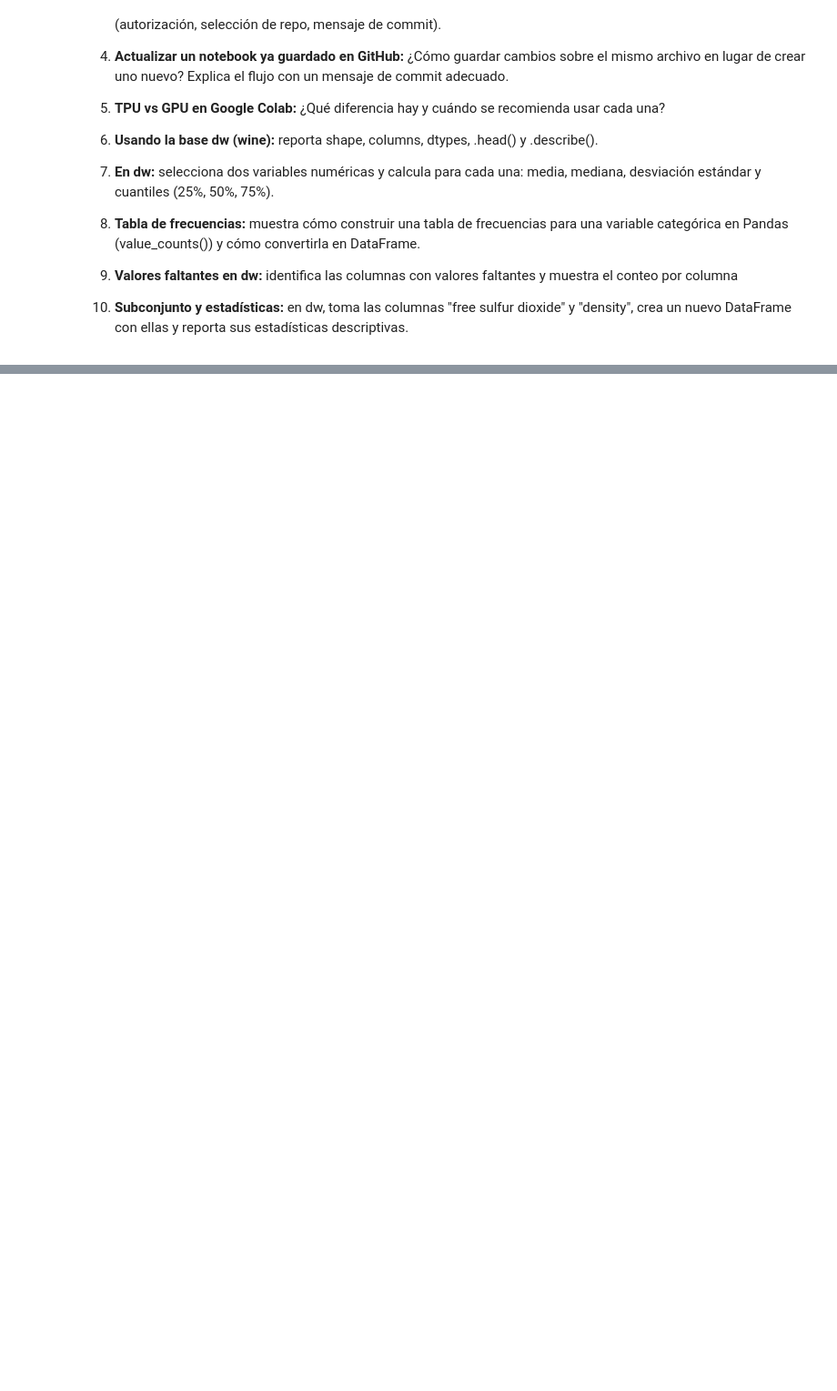
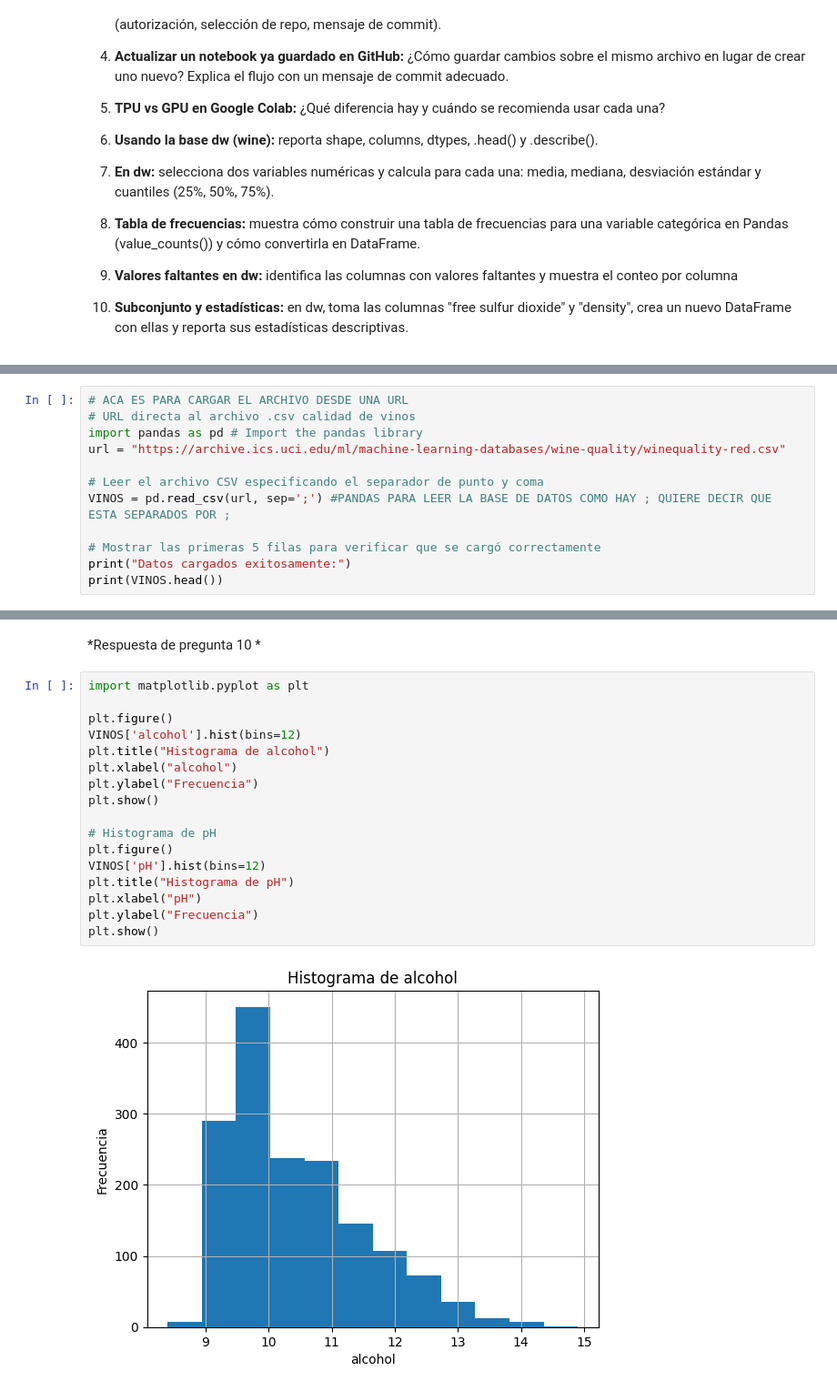
Before and after one commit to javiergaleR/Sis-Avanzandos-de-Producci-n-con-Phyton-Lunes-y-Jueves-en-la-noche, a Jupyter notebook: Copia_de_Garzon_Nicol_Galeano_Javier_Gaitan_Jonathan.ipynb, the cells around one changed output, grey strips where cells are left out. Shown at 91% size. Drawn from its saved outputs; the diff is of its cells as text; blank space fills up the shorter version.

```diff
--- a/Copia_de_Garzon_Nicol_Galeano_Javier_Gaitan_Jonathan.ipynb
+++ b/Copia_de_Garzon_Nicol_Galeano_Javier_Gaitan_Jonathan.ipynb
@@ -892,0 +914,12 @@ Enlace Github 3:
+# %%
+# ACA ES PARA CARGAR EL ARCHIVO DESDE UNA URL
+# URL directa al archivo .csv calidad de vinos
+import pandas as pd # Import the pandas library
+url = "https://archive.ics.uci.edu/ml/machine-learning-databases/wine-quality/winequality-red.csv"
+
+# Leer el archivo CSV especificando el separador de punto y coma
+VINOS = pd.read_csv(url, sep=';') #PANDAS PARA LEER LA BASE DE DATOS COMO HAY ; QUIERE DECIR QUE ESTA SEPARADOS POR ;
+
+# Mostrar las primeras 5 filas para verificar que se cargó correctamente
+print("Datos cargados exitosamente:")
+print(VINOS.head())
@@ -892,0 +1056,21 @@ Enlace Github 3:
+# %% [markdown]
+*Respuesta de pregunta 10 *
+# %%
+import matplotlib.pyplot as plt
+
+plt.figure()
+VINOS['alcohol'].hist(bins=12)
+plt.title("Histograma de alcohol")
+plt.xlabel("alcohol")
+plt.ylabel("Frecuencia")
+plt.show()
+
+# Histograma de pH
+plt.figure()
+VINOS['pH'].hist(bins=12)
+plt.title("Histograma de pH")
+plt.xlabel("pH")
+plt.ylabel("Frecuencia")
+plt.show()
+# %% [output]
+[figure, added]
```
Also changed, not shown: parts of 17 cells of this notebook.
